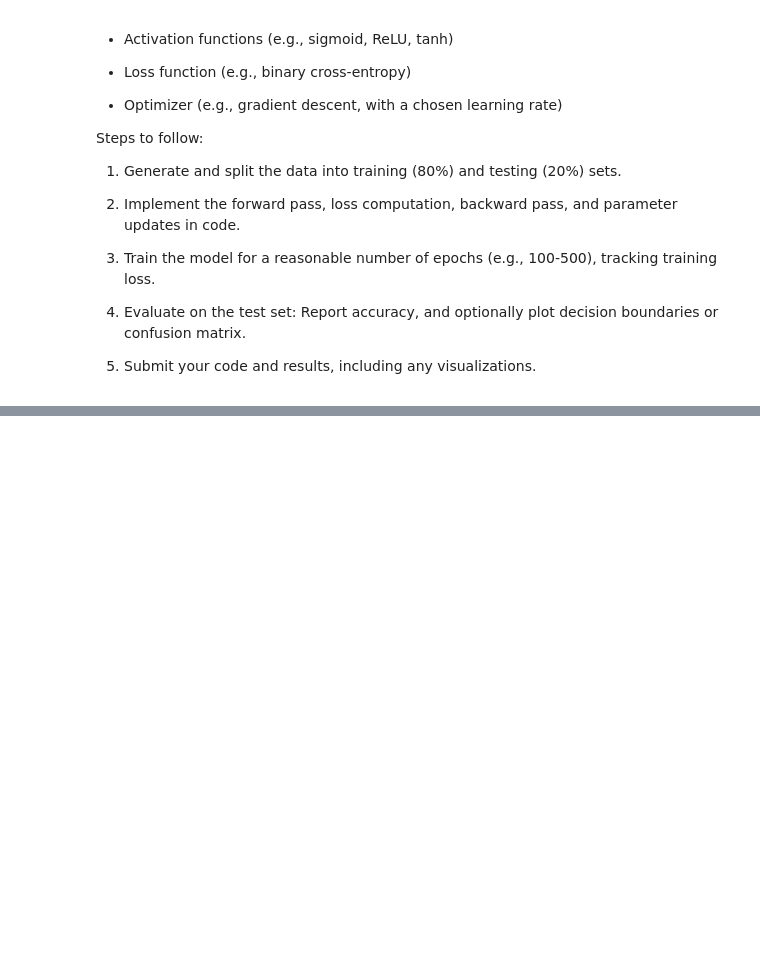
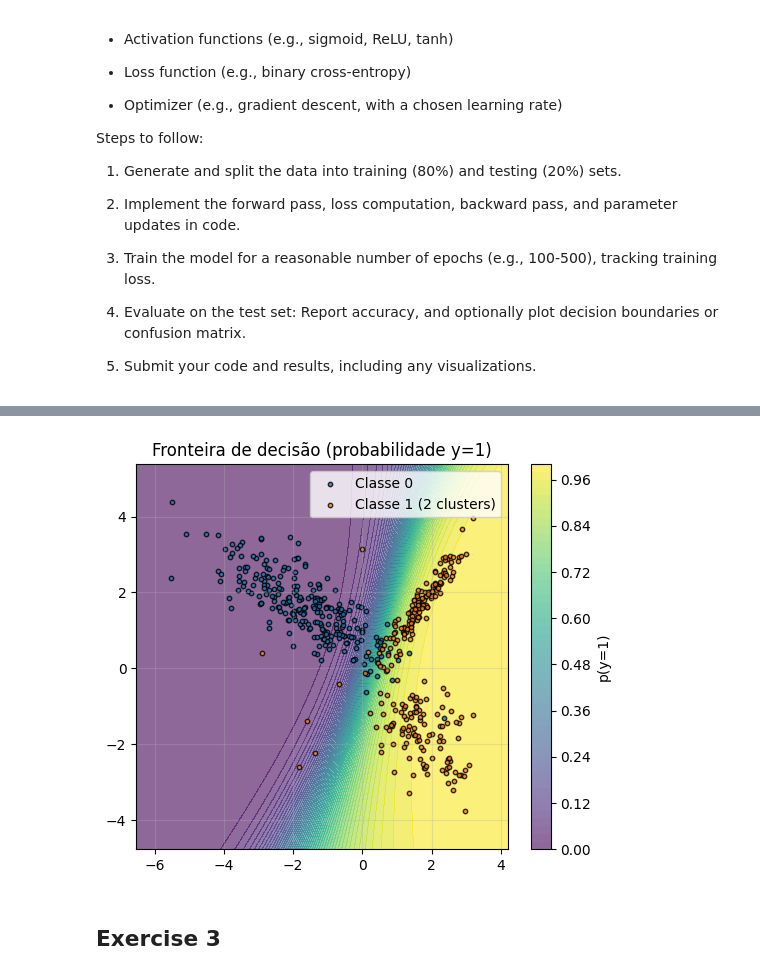
Before and after one commit to MatheusCastellucci/Neural-Network, a Jupyter notebook: Exercicios/EX3/MLP.ipynb, the cells around one changed output, grey strips where cells are left out. Cells and saved outputs as stored; diff of their text form; code cells hidden in the pictures; blank space fills up the shorter version.

```diff
--- a/Exercicios/EX3/MLP.ipynb
+++ b/Exercicios/EX3/MLP.ipynb
@@ -265,0 +496,26 @@ Steps to follow:
+# %%
+# Grade para visualizar a fronteira
+x_min, x_max = X[:,0].min()-1.0, X[:,0].max()+1.0
+y_min, y_max = X[:,1].min()-1.0, X[:,1].max()+1.0
+xx, yy = np.meshgrid(np.linspace(x_min, x_max, 300),
+                     np.linspace(y_min, y_max, 300))
+grid = np.c_[xx.ravel(), yy.ravel()]
+
+# Lembre: padronizamos com 'scaler'
+grid_std = scaler.transform(grid)
+probs, _ = forward(grid_std)
+ZZ = probs.reshape(xx.shape)
+
+plt.figure()
+plt.contourf(xx, yy, ZZ, levels=50, alpha=0.6)
+plt.colorbar(label="p(y=1)")
+plt.scatter(X[y==0,0], X[y==0,1], s=10, label="Classe 0", edgecolor="k", alpha=0.8)
+plt.scatter(X[y==1,0], X[y==1,1], s=10, label="Classe 1 (2 clusters)", edgecolor="k", alpha=0.8)
+plt.title("Fronteira de decisão (probabilidade y=1)")
+plt.legend()
+plt.grid(True, alpha=0.3)
+plt.show()
+# %% [output]
+[figure, added]
+# %% [markdown]
+## Exercise 3
```
Also changed, not shown: parts of 24 cells of this notebook.
